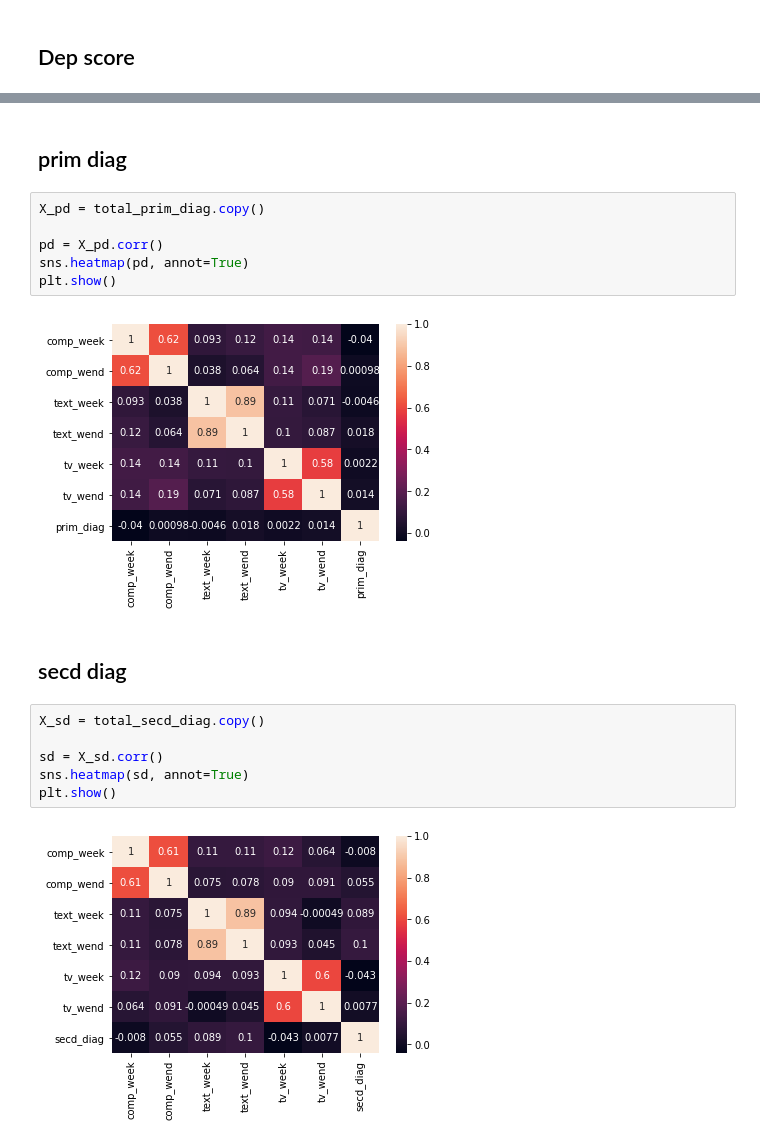
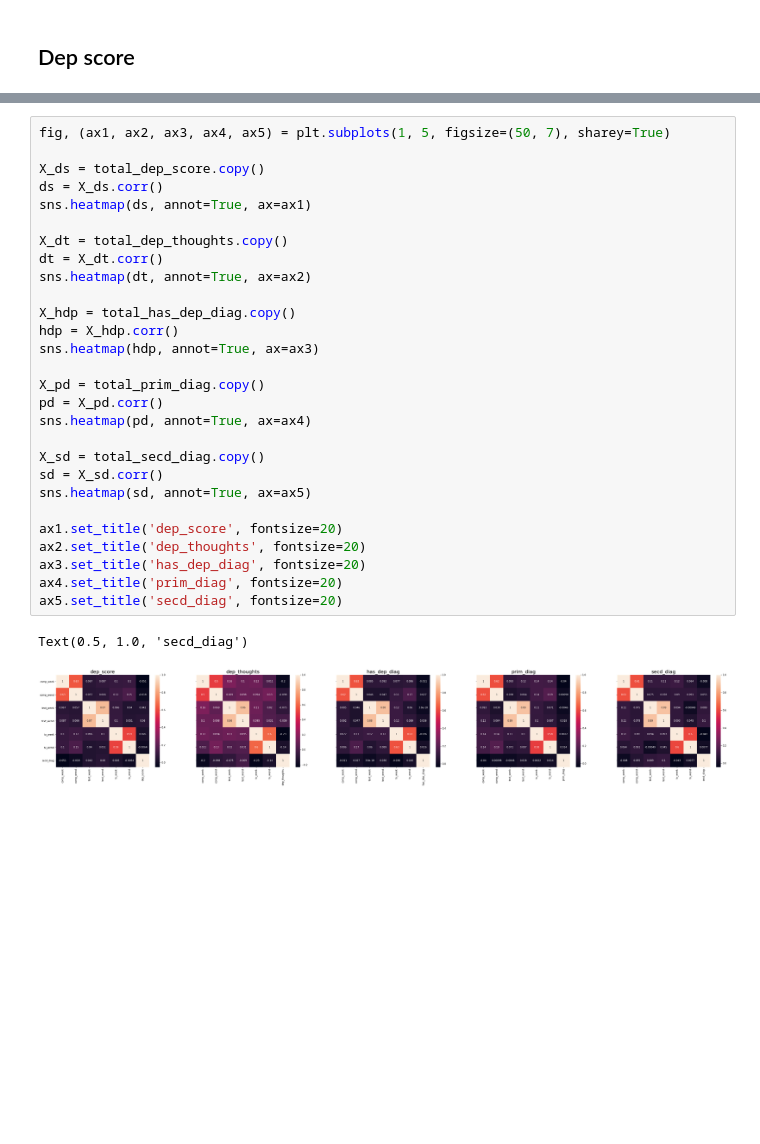
Before and after one commit to tomstark99/COMS30050, a Jupyter notebook: coursework/binary_classification/cor_sampled.ipynb, the cells around one changed output, grey strips where cells are left out. Drawn from its saved outputs; the diff is of its cells as text; blank space fills up the shorter version.

Commit message:
heatmap

```diff
--- a/coursework/binary_classification/cor_sampled.ipynb
+++ b/coursework/binary_classification/cor_sampled.ipynb
@@ -44,20 +16,31 @@ plt.show()
-# %% [markdown]
-## prim diag
-# %%
-X_pd = total_prim_diag.copy()
-
-pd = X_pd.corr()
-sns.heatmap(pd, annot=True)
-plt.show()
-# %% [output]
-[figure, removed]
-# %% [markdown]
-## secd diag
-# %%
-X_sd = total_secd_diag.copy()
-
-sd = X_sd.corr()
-sns.heatmap(sd, annot=True)
-plt.show()
-# %% [output]
-[figure, removed]
+# %%
+fig, (ax1, ax2, ax3, ax4, ax5) = plt.subplots(1, 5, figsize=(50, 7), sharey=True)
+
+X_ds = total_dep_score.copy()
+ds = X_ds.corr()
+sns.heatmap(ds, annot=True, ax=ax1)
+
+X_dt = total_dep_thoughts.copy()
+dt = X_dt.corr()
+sns.heatmap(dt, annot=True, ax=ax2)
+
+X_hdp = total_has_dep_diag.copy()
+hdp = X_hdp.corr()
+sns.heatmap(hdp, annot=True, ax=ax3)
+
+X_pd = total_prim_diag.copy()
+pd = X_pd.corr()
+sns.heatmap(pd, annot=True, ax=ax4)
+
+X_sd = total_secd_diag.copy()
+sd = X_sd.corr()
+sns.heatmap(sd, annot=True, ax=ax5)
+
+ax1.set_title('dep_score', fontsize=20)
+ax2.set_title('dep_thoughts', fontsize=20)
+ax3.set_title('has_dep_diag', fontsize=20)
+ax4.set_title('prim_diag', fontsize=20)
+ax5.set_title('secd_diag', fontsize=20)
+# %% [output]
+Text(0.5, 1.0, 'secd_diag')
+[figure, added]
```
Also changed, not shown: parts of 5 cells of this notebook, 1 other file.
